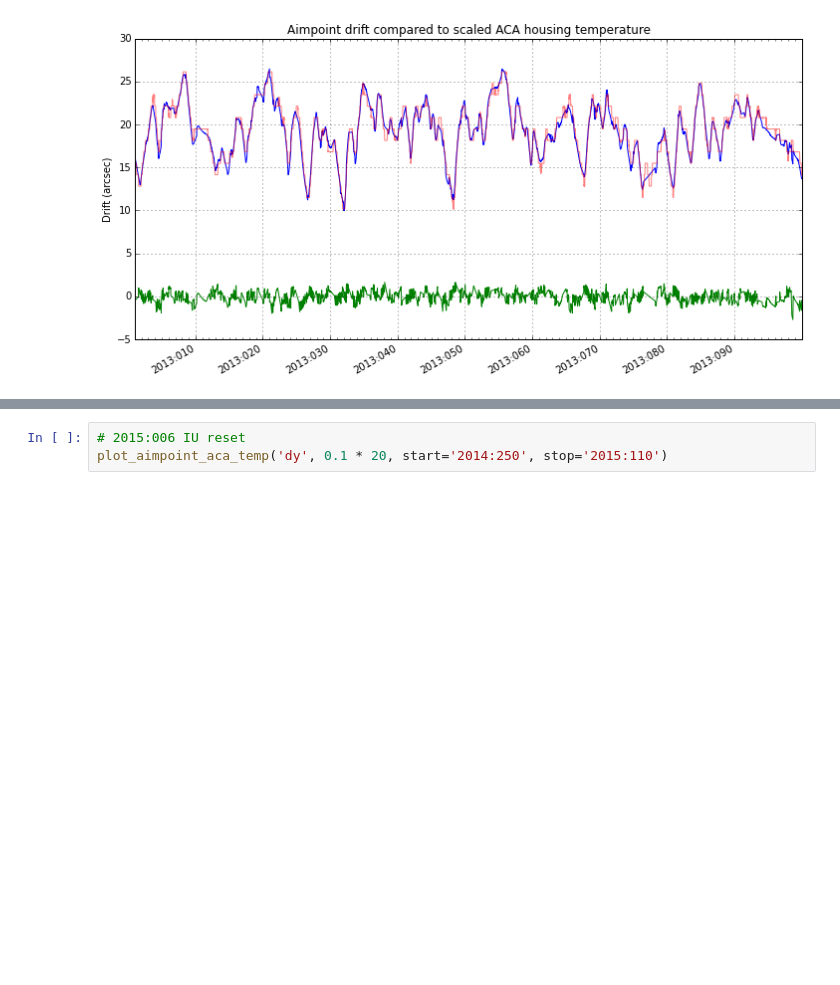
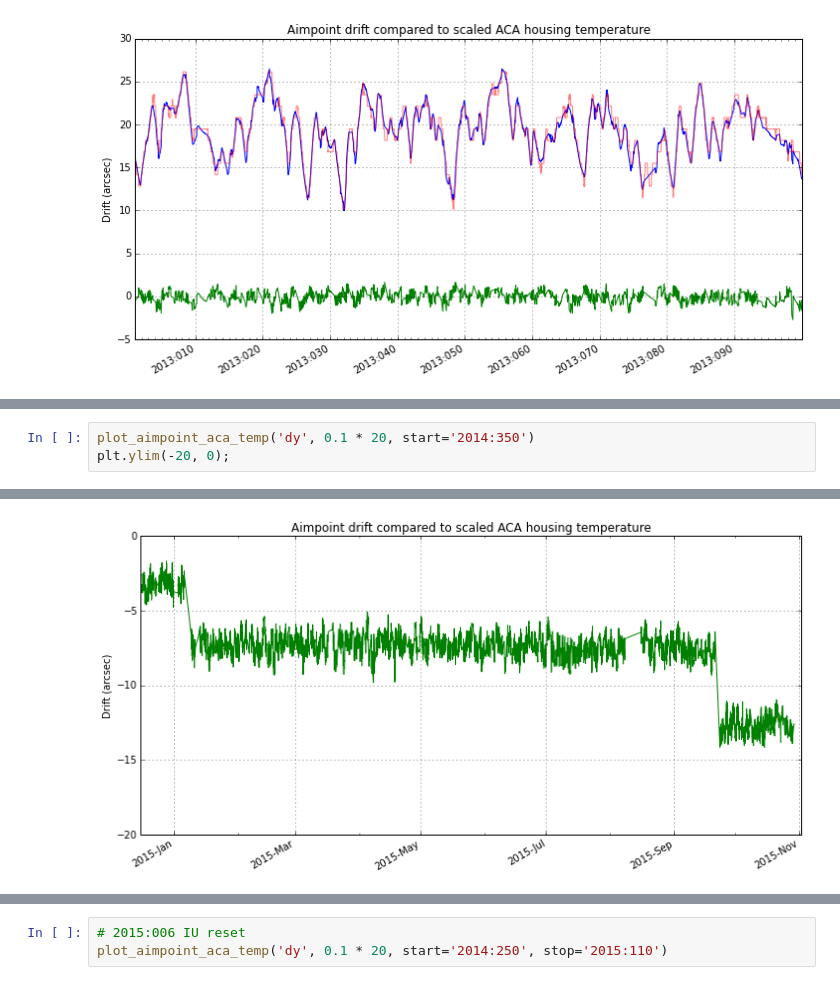
Before and after one commit to sot/aimpoint_mon, a Jupyter notebook: aimpoint_jumps.ipynb, the cells around one changed output, grey strips where cells are left out. Saved outputs shown, nothing was run; the diff lists cells and outputs as text; blank space fills up the shorter version.

```diff
--- a/aimpoint_jumps.ipynb
+++ b/aimpoint_jumps.ipynb
@@ -75,0 +91,4 @@ plot_aimpoint_aca_temp('dy', 0.1 * 20, start='2008:001')
+# %%
+plot_aimpoint_aca_temp('dy', 0.1 * 20, start='2014:350')
+plt.ylim(-20, 0);
+# %% [output]
@@ -75,0 +96 @@ plot_aimpoint_aca_temp('dy', 0.1 * 20, start='2008:001')
+[figure, added]
```
Also changed, not shown: parts of 11 cells of this notebook.
